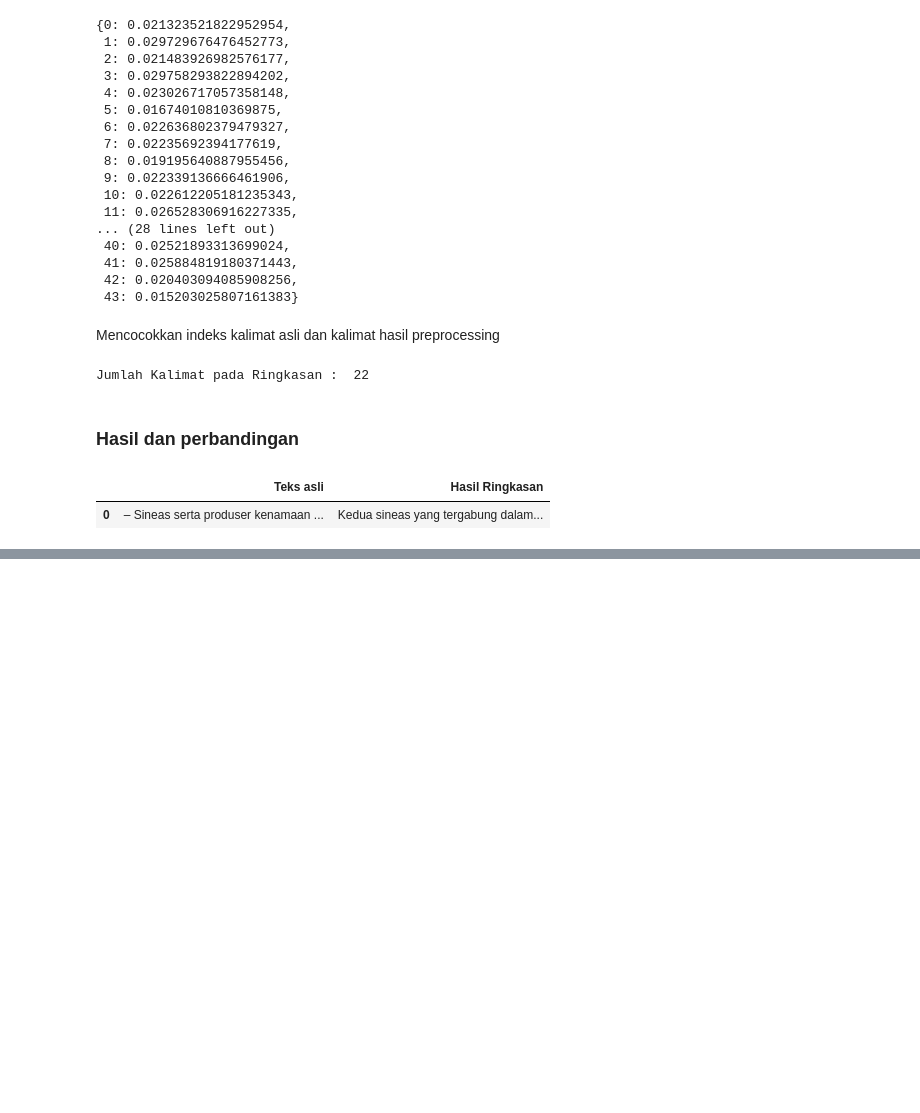
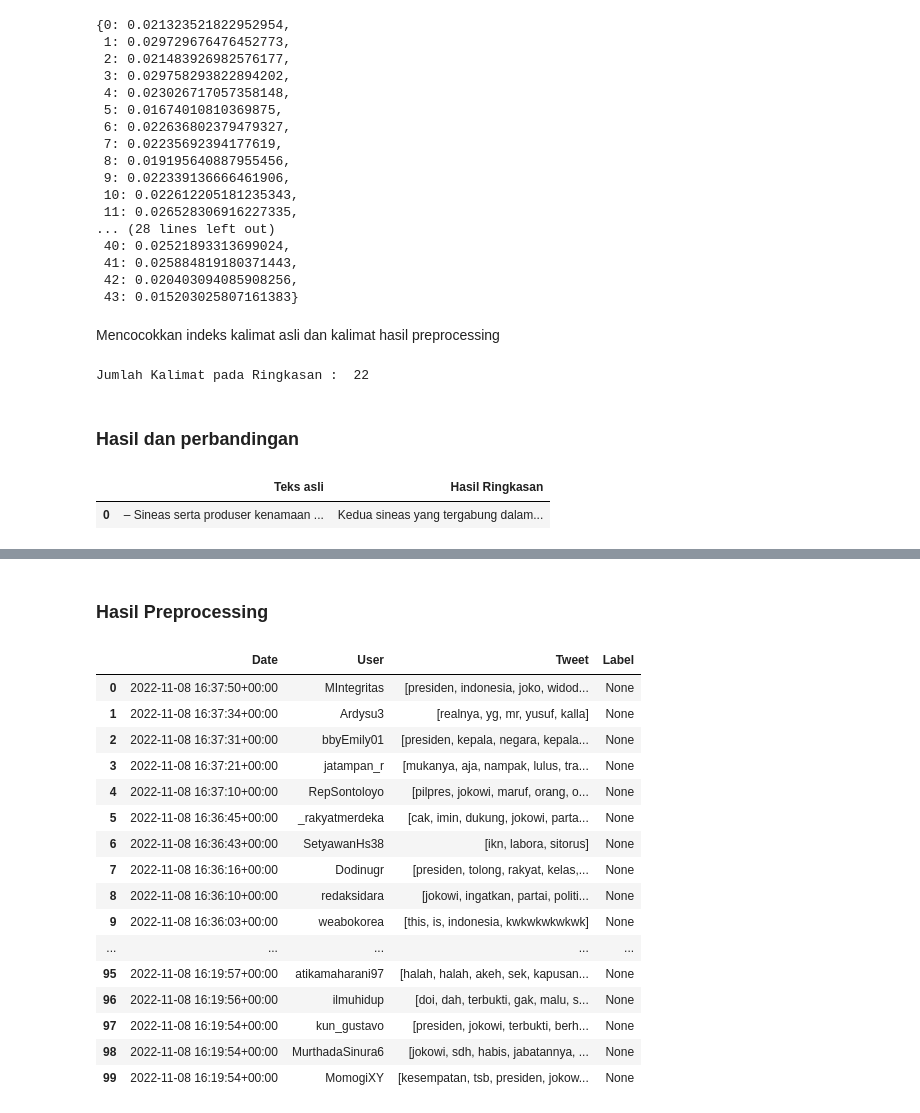
Before and after one commit to smilesense/Web-Mining, a Jupyter notebook: _sources/notebooks.ipynb, the cells around one changed output, grey strips where cells are left out. Cells and saved outputs as stored; diff of their text form; code cells hidden in the pictures; blank space fills up the shorter version.

```diff
--- a/_sources/notebooks.ipynb
+++ b/_sources/notebooks.ipynb
@@ -1021,0 +1263,10 @@ df_perbandingan
+# %%
+import urllib.request, json
+with urllib.request.urlopen("https://raw.githubusercontent.com/smilesense/stopwords-id/master/stopwords-id.json") as list_stopwords:
+    data_stopword = json.load(list_stopwords)
+
+for i in data_stopword:
+    df['Tweet'] = df['Tweet'].replace(r'\b%s\b'%i, '', regex=True)
+df['Tweet'] = df['Tweet'].replace(r'\s+',' ', regex=True)
+
+df['Tweet'][2]
@@ -1021,0 +1279,8 @@ df_perbandingan
+# %%
+indeks = 0
+df2 = df.copy()
+for tweet in df2['Tweet']:
+    df2['Tweet'][indeks] = str(tweet).split()
+    indeks+=1
+
+df2['Tweet'][2]
@@ -1021,0 +1308,22 @@ df_perbandingan
+# %% [markdown]
+### Hasil Preprocessing
+# %%
+df2
+# %% [output]
+|  | Date | User | Tweet | Label |
+| 0 | 2022-11-08 16:37:50+00:00 | MIntegritas | [presiden, indonesia, joko, widod... | None |
+| 1 | 2022-11-08 16:37:34+00:00 | Ardysu3 | [realnya, yg, mr, yusuf, kalla] | None |
+| 2 | 2022-11-08 16:37:31+00:00 | bbyEmily01 | [presiden, kepala, negara, kepala... | None |
+| 3 | 2022-11-08 16:37:21+00:00 | jatampan_r | [mukanya, aja, nampak, lulus, tra... | None |
+| 4 | 2022-11-08 16:37:10+00:00 | RepSontoloyo | [pilpres, jokowi, maruf, orang, o... | None |
+| 5 | 2022-11-08 16:36:45+00:00 | _rakyatmerdeka | [cak, imin, dukung, jokowi, parta... | None |
+| 6 | 2022-11-08 16:36:43+00:00 | SetyawanHs38 | [ikn, labora, sitorus] | None |
+| 7 | 2022-11-08 16:36:16+00:00 | Dodinugr | [presiden, tolong, rakyat, kelas,... | None |
+| 8 | 2022-11-08 16:36:10+00:00 | redaksidara | [jokowi, ingatkan, partai, politi... | None |
+| 9 | 2022-11-08 16:36:03+00:00 | weabokorea | [this, is, indonesia, kwkwkwkwkwk] | None |
+| ... | ... | ... | ... | ... |
+| 95 | 2022-11-08 16:19:57+00:00 | atikamaharani97 | [halah, halah, akeh, sek, kapusan... | None |
+| 96 | 2022-11-08 16:19:56+00:00 | ilmuhidup | [doi, dah, terbukti, gak, malu, s... | None |
+| 97 | 2022-11-08 16:19:54+00:00 | kun_gustavo | [presiden, jokowi, terbukti, berh... | None |
+| 98 | 2022-11-08 16:19:54+00:00 | MurthadaSinura6 | [jokowi, sdh, habis, jabatannya, ... | None |
+| 99 | 2022-11-08 16:19:54+00:00 | MomogiXY | [kesempatan, tsb, presiden, jokow... | None |
```
Also changed, not shown: parts of 62 cells of this notebook, 18 other files.
